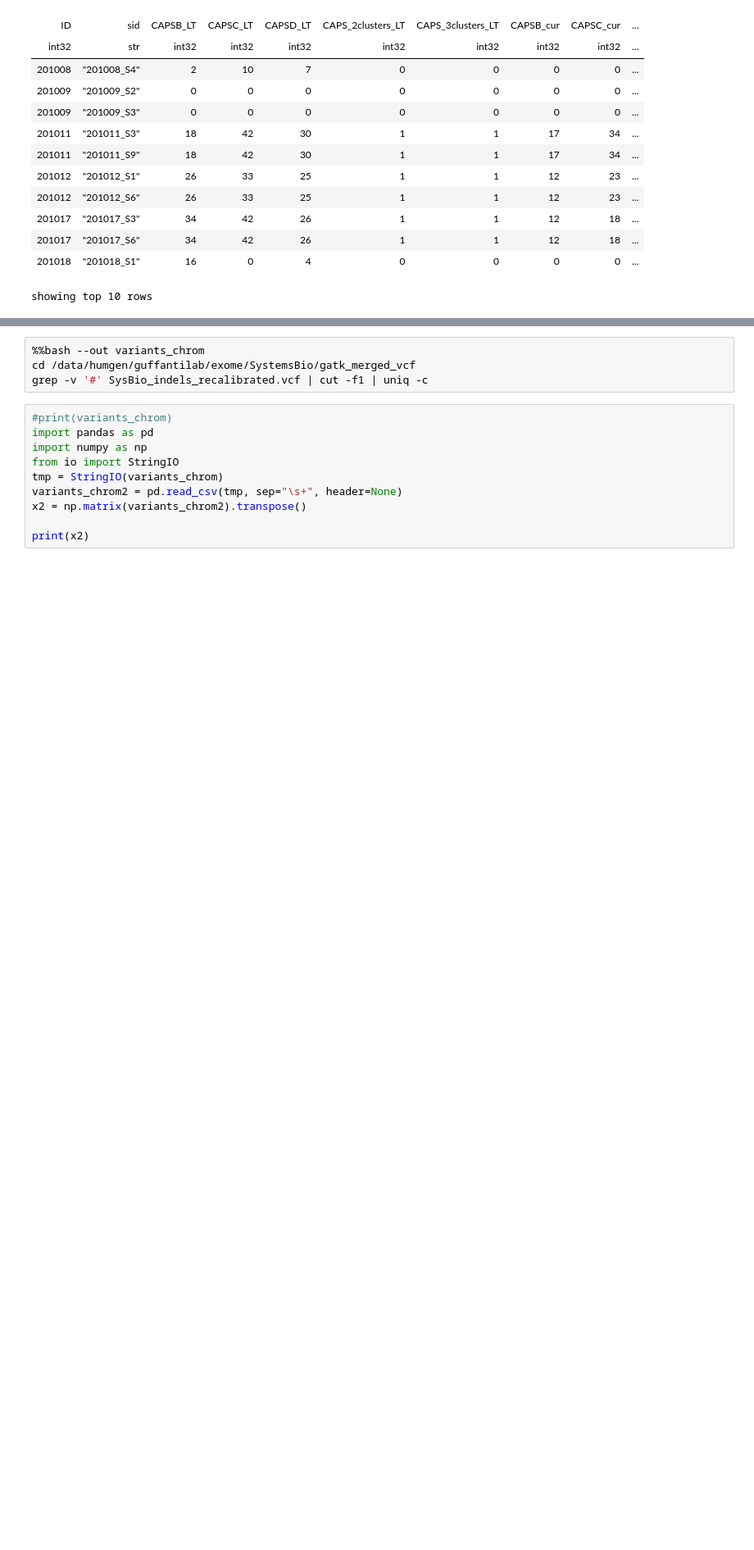
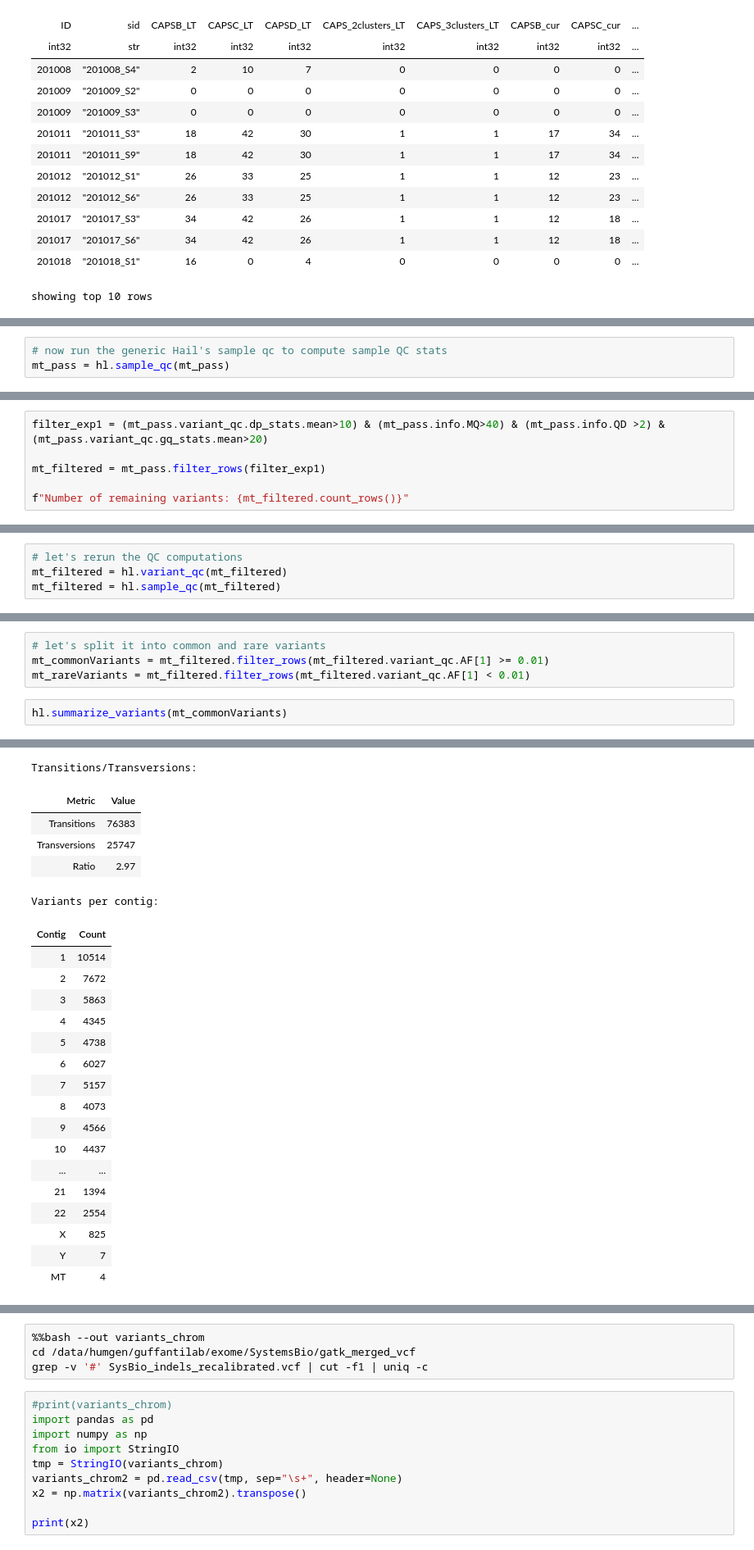
Before and after one commit to burook/SB_whole-exome_sequencing_study, a Jupyter notebook: post_vcf_analysis1.ipynb, the cells around one changed output, grey strips where cells are left out. Shown at 82% size. Drawn from its saved outputs; the diff is of its cells as text; blank space fills up the shorter version.

```diff
--- a/post_vcf_analysis1.ipynb
+++ b/post_vcf_analysis1.ipynb
@@ -331,0 +318,3 @@ Number of variants per chromosome
+# %%
+# now run the generic Hail's sample qc to compute sample QC stats
+mt_pass = hl.sample_qc(mt_pass)
@@ -331,0 +334,6 @@ Number of variants per chromosome
+# %%
+filter_exp1 = (mt_pass.variant_qc.dp_stats.mean>10) & (mt_pass.info.MQ>40) & (mt_pass.info.QD >2) & (mt_pass.variant_qc.gq_stats.mean>20)
+
+mt_filtered = mt_pass.filter_rows(filter_exp1)
+
+f"Number of remaining variants: {mt_filtered.count_rows()}"
@@ -331,0 +348,4 @@ Number of variants per chromosome
+# %%
+# let's rerun the QC computations
+mt_filtered = hl.variant_qc(mt_filtered)
+mt_filtered = hl.sample_qc(mt_filtered)
@@ -331,0 +375,7 @@ Number of variants per chromosome
+# %%
+# let's split it into common and rare variants
+mt_commonVariants = mt_filtered.filter_rows(mt_filtered.variant_qc.AF[1] >= 0.01)
+mt_rareVariants = mt_filtered.filter_rows(mt_filtered.variant_qc.AF[1] < 0.01)
+# %%
+hl.summarize_variants(mt_commonVariants)
+# %% [output]
@@ -331,0 +392,23 @@ Number of variants per chromosome
+Transitions/Transversions:
+| Metric | Value |
+| Transitions | 76383 |
+| Transversions | 25747 |
+| Ratio | 2.97 |
+Variants per contig:
+| Contig | Count |
+| 1 | 10514 |
+| 2 | 7672 |
+| 3 | 5863 |
+| 4 | 4345 |
+| 5 | 4738 |
+| 6 | 6027 |
+| 7 | 5157 |
+| 8 | 4073 |
+| 9 | 4566 |
+| 10 | 4437 |
+| ... | ... |
+| 21 | 1394 |
+| 22 | 2554 |
+| X | 825 |
+| Y | 7 |
+| MT | 4 |
```
Also changed, not shown: parts of 116 cells of this notebook.
